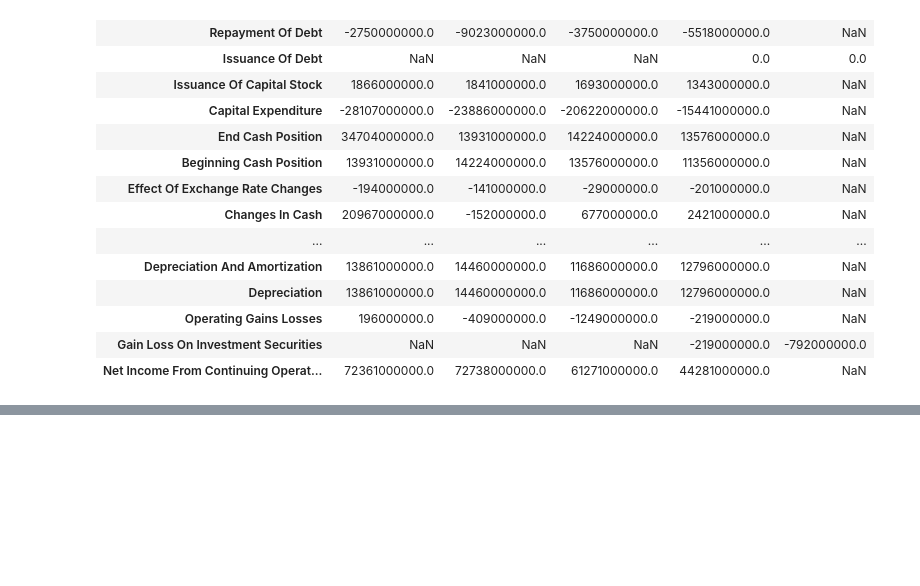
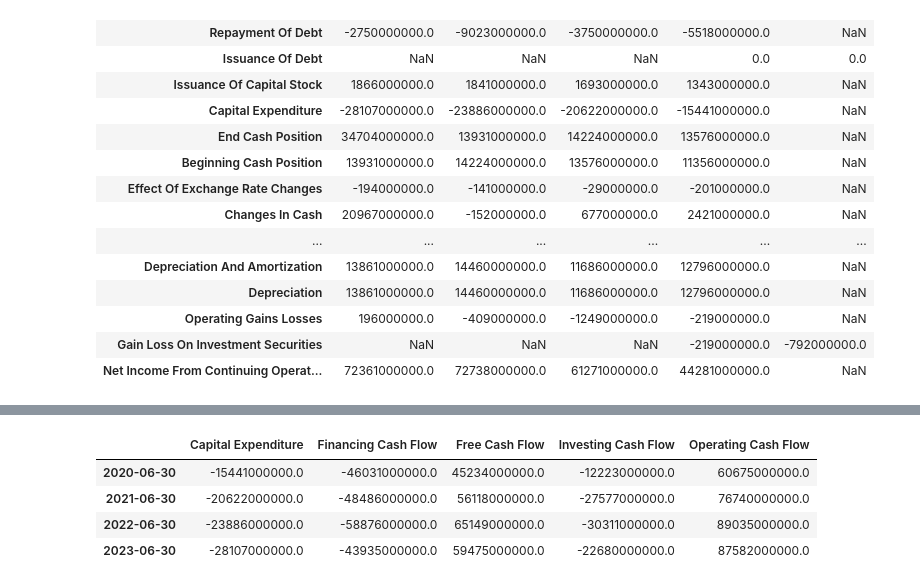
Before and after one commit to paty-oliveira/data-analysis-playground, a Jupyter notebook: stock-analysis/fundamental-analysis/index.ipynb, the cells around one changed output, grey strips where cells are left out. Cells and saved outputs as stored; diff of their text form; code cells hidden in the pictures; blank space fills up the shorter version.

```diff
--- a/stock-analysis/fundamental-analysis/index.ipynb
+++ b/stock-analysis/fundamental-analysis/index.ipynb
@@ -548,2 +550,12 @@ df_cashflow
 | Capital Expenditure | -28107000000.0 | -23886000000.0 | -20622000000.0 | -15441000000.0 |
 | Free Cash Flow | 59475000000.0 | 65149000000.0 | 56118000000.0 | 45234000000.0 |
+# %%
+df_cashflow = df_cashflow.transpose()
+df_cashflow = df_cashflow.sort_index()
+df_cashflow
+# %% [output]
+|  | Capital Expenditure | Financing Cash Flow | Free Cash Flow | Investing Cash Flow | Operating Cash Flow |
+| 2020-06-30 | -15441000000.0 | -46031000000.0 | 45234000000.0 | -12223000000.0 | 60675000000.0 |
+| 2021-06-30 | -20622000000.0 | -48486000000.0 | 56118000000.0 | -27577000000.0 | 76740000000.0 |
+| 2022-06-30 | -23886000000.0 | -58876000000.0 | 65149000000.0 | -30311000000.0 | 89035000000.0 |
+| 2023-06-30 | -28107000000.0 | -43935000000.0 | 59475000000.0 | -22680000000.0 | 87582000000.0 |
```
Also changed, not shown: parts of 3 cells of this notebook.
